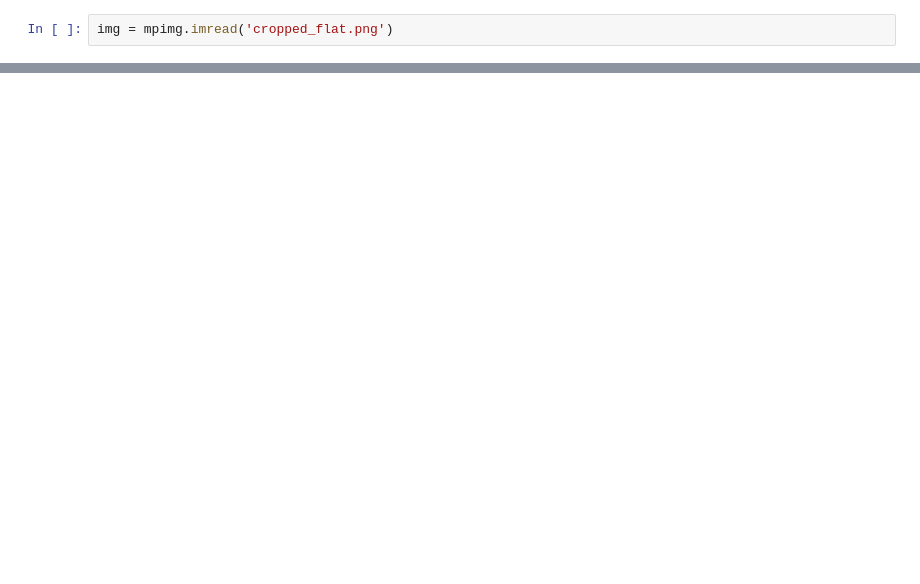
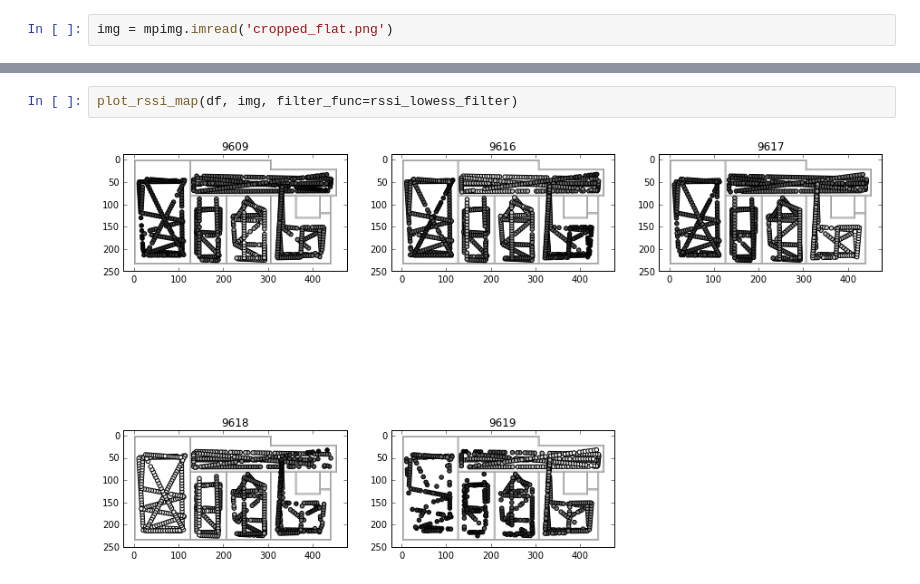
Before and after one commit to Informhunter/IPS, a Jupyter notebook: JupiterNB/data_from_db_analysis/data_visualisation.ipynb, the cells around one changed output, grey strips where cells are left out. Saved outputs shown, nothing was run; the diff lists cells and outputs as text; blank space fills up the shorter version.

```diff
--- a/JupiterNB/data_from_db_analysis/data_visualisation.ipynb
+++ b/JupiterNB/data_from_db_analysis/data_visualisation.ipynb
@@ -56,0 +33,4 @@ def scatter_over_image(img, x, y, **kwargs):
+# %%
+plot_rssi_map(df, img, filter_func=rssi_lowess_filter)
+# %% [output]
+[figure, added]
```
Also changed, not shown: parts of 9 cells of this notebook, 1 other file.
